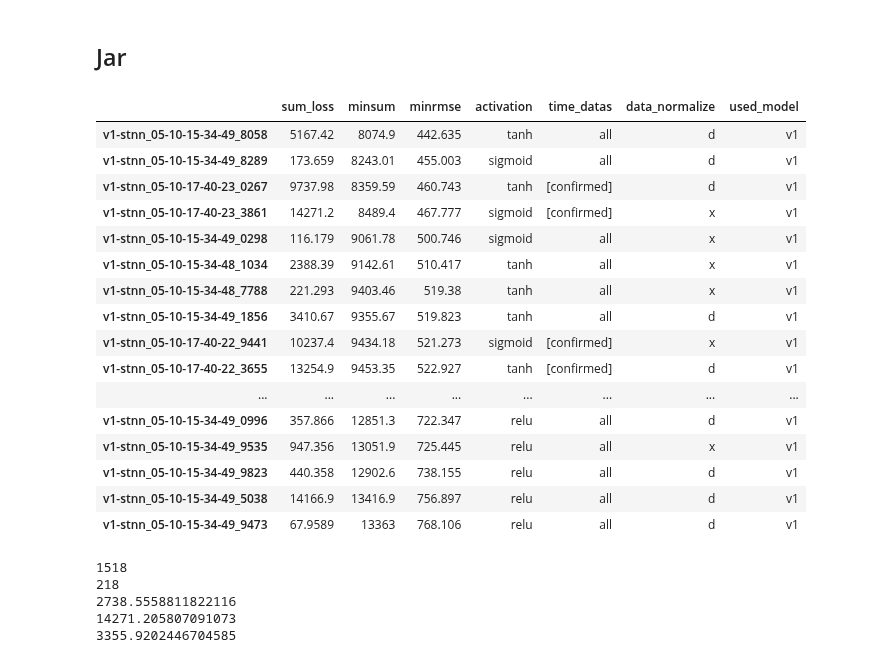
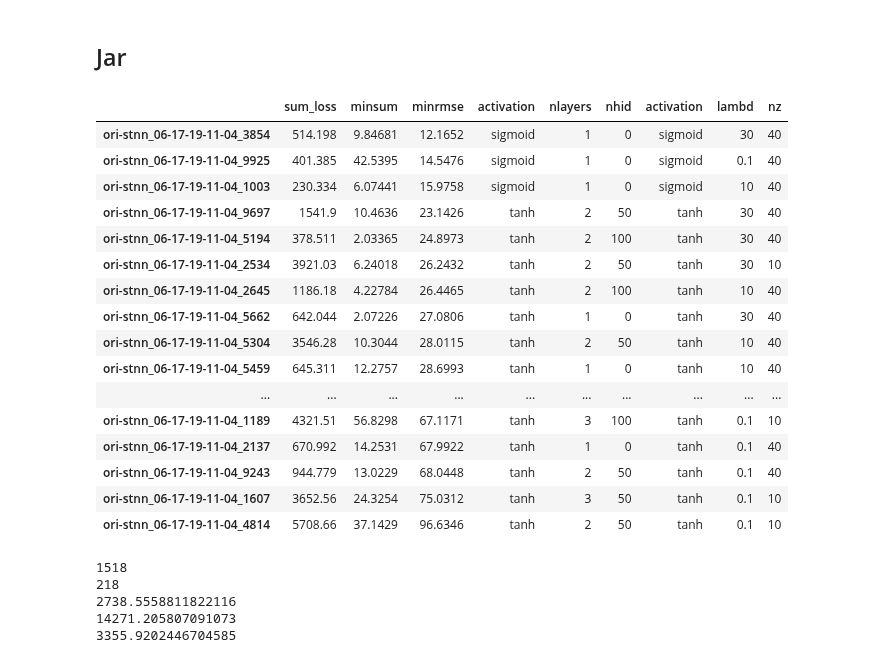
Before and after one commit to wtding1998/RNN_nCov, a Jupyter notebook: ncov_pred3.ipynb, the cells around one changed output. Saved outputs shown, nothing was run; the diff lists cells and outputs as text; code cells hidden in the pictures.

```diff
--- a/ncov_pred3.ipynb
+++ b/ncov_pred3.ipynb
@@ -219,39 +219,39 @@ mar_rnn
 # %% [markdown]
 ## Jar
 # %%
-datadir = 'data'
-dataset = 'jar'
-data, _ = get_time_data(datadir, dataset)
-data = data.numpy()
+# datadir = 'data'
+# dataset = 'jar'
+# data, _ = get_time_data(datadir, dataset)
+# data = data.numpy()
 
 # plt.figure('ncov Dataset')
 # plt.imshow(data[:, :, 0].T, aspect='auto', cmap='jet')
 # plt.title('ncov Dataset')
 # plt.xlabel('timestep')
 # plt.colorbar()
-jar_rmse = {'v0': 'ori-stnn_05-10-17-40-20_9687', 'v1': 'v1-stnn_05-10-15-34-49_8058', 'v3': 'v3-stnn_05-10-17-40-29_1975'}
-jar_min_sum = {'v0': 'ori-stnn_05-10-17-40-20_1897', 'v1': 'v1-stnn_05-10-17-40-23_3861', 'v3': 'v3-stnn_05-10-17-40-28_5828'}
-jar_folder = os.path.abspath(os.path.join(os.getcwd(), '..', 'output', 'jar_3'))
+# jar_rmse = {'v0': 'ori-stnn_05-10-17-40-20_9687', 'v1': 'v1-stnn_05-10-15-34-49_8058', 'v3': 'v3-stnn_05-10-17-40-29_1975'}
+# jar_min_sum = {'v0': 'ori-stnn_05-10-17-40-20_1897', 'v1': 'v1-stnn_05-10-17-40-23_3861', 'v3': 'v3-stnn_05-10-17-40-28_5828'}
+jar_folder = os.path.abspath(os.path.join(os.getcwd(), '..', 'output', 'ori_mar'))
 jar_result = result.Printer(jar_folder)
 pd.options.display.max_rows = None
 # a = jar_result.get_df(col=['train_loss', 'test_loss', 'mode']).sort_values('test_loss', ascending=True)
-jar_df = jar_result.get_df(col=['sum_loss', 'minsum', 'minrmse', 'activation', 'time_datas', 'data_normalize', 'used_model'], increase=False).sort_values('minrmse')
-jar_df.loc[jar_df['used_model']== 'v1']
+jar_df = jar_result.get_df(col=['sum_loss', 'minsum', 'minrmse', 'activation', 'nlayers', 'nhid', 'activation', 'lambd', 'nz'], increase=False).sort_values('minrmse')
+jar_df
 # %% [output]
-|  | sum_loss | minsum | minrmse | activation | time_datas | data_normalize | used_model |
-| v1-stnn_05-10-15-34-49_8058 | 5167.42 | 8074.9 | 442.635 | tanh | all | d | v1 |
-| v1-stnn_05-10-15-34-49_8289 | 173.659 | 8243.01 | 455.003 | sigmoid | all | d | v1 |
-| v1-stnn_05-10-17-40-23_0267 | 9737.98 | 8359.59 | 460.743 | tanh | [confirmed] | d | v1 |
-| v1-stnn_05-10-17-40-23_3861 | 14271.2 | 8489.4 | 467.777 | sigmoid | [confirmed] | x | v1 |
-| v1-stnn_05-10-15-34-49_0298 | 116.179 | 9061.78 | 500.746 | sigmoid | all | x | v1 |
-| v1-stnn_05-10-15-34-48_1034 | 2388.39 | 9142.61 | 510.417 | tanh | all | x | v1 |
-| v1-stnn_05-10-15-34-48_7788 | 221.293 | 9403.46 | 519.38 | tanh | all | x | v1 |
-| v1-stnn_05-10-15-34-49_1856 | 3410.67 | 9355.67 | 519.823 | tanh | all | d | v1 |
-| v1-stnn_05-10-17-40-22_9441 | 10237.4 | 9434.18 | 521.273 | sigmoid | [confirmed] | x | v1 |
-| v1-stnn_05-10-17-40-22_3655 | 13254.9 | 9453.35 | 522.927 | tanh | [confirmed] | d | v1 |
-| ... | ... | ... | ... | ... | ... | ... | ... |
-| v1-stnn_05-10-15-34-49_0996 | 357.866 | 12851.3 | 722.347 | relu | all | d | v1 |
-| v1-stnn_05-10-15-34-49_9535 | 947.356 | 13051.9 | 725.445 | relu | all | x | v1 |
-| v1-stnn_05-10-15-34-49_9823 | 440.358 | 12902.6 | 738.155 | relu | all | d | v1 |
-| v1-stnn_05-10-15-34-49_5038 | 14166.9 | 13416.9 | 756.897 | relu | all | d | v1 |
-| v1-stnn_05-10-15-34-49_9473 | 67.9589 | 13363 | 768.106 | relu | all | d | v1 |
+|  | sum_loss | minsum | minrmse | activation | nlayers | nhid | activation | lambd | nz |
+| ori-stnn_06-17-19-11-04_3854 | 514.198 | 9.84681 | 12.1652 | sigmoid | 1 | 0 | sigmoid | 30 | 40 |
+| ori-stnn_06-17-19-11-04_9925 | 401.385 | 42.5395 | 14.5476 | sigmoid | 1 | 0 | sigmoid | 0.1 | 40 |
+| ori-stnn_06-17-19-11-04_1003 | 230.334 | 6.07441 | 15.9758 | sigmoid | 1 | 0 | sigmoid | 10 | 40 |
+| ori-stnn_06-17-19-11-04_9697 | 1541.9 | 10.4636 | 23.1426 | tanh | 2 | 50 | tanh | 30 | 40 |
+| ori-stnn_06-17-19-11-04_5194 | 378.511 | 2.03365 | 24.8973 | tanh | 2 | 100 | tanh | 30 | 40 |
+| ori-stnn_06-17-19-11-04_2534 | 3921.03 | 6.24018 | 26.2432 | tanh | 2 | 50 | tanh | 30 | 10 |
+| ori-stnn_06-17-19-11-04_2645 | 1186.18 | 4.22784 | 26.4465 | tanh | 2 | 100 | tanh | 10 | 40 |
+| ori-stnn_06-17-19-11-04_5662 | 642.044 | 2.07226 | 27.0806 | tanh | 1 | 0 | tanh | 30 | 40 |
+| ori-stnn_06-17-19-11-04_5304 | 3546.28 | 10.3044 | 28.0115 | tanh | 2 | 50 | tanh | 10 | 40 |
+| ori-stnn_06-17-19-11-04_5459 | 645.311 | 12.2757 | 28.6993 | tanh | 1 | 0 | tanh | 10 | 40 |
+| ... | ... | ... | ... | ... | ... | ... | ... | ... | ... |
+| ori-stnn_06-17-19-11-04_1189 | 4321.51 | 56.8298 | 67.1171 | tanh | 3 | 100 | tanh | 0.1 | 10 |
+| ori-stnn_06-17-19-11-04_2137 | 670.992 | 14.2531 | 67.9922 | tanh | 1 | 0 | tanh | 0.1 | 40 |
+| ori-stnn_06-17-19-11-04_9243 | 944.779 | 13.0229 | 68.0448 | tanh | 2 | 50 | tanh | 0.1 | 40 |
+| ori-stnn_06-17-19-11-04_1607 | 3652.56 | 24.3254 | 75.0312 | tanh | 3 | 50 | tanh | 0.1 | 10 |
+| ori-stnn_06-17-19-11-04_4814 | 5708.66 | 37.1429 | 96.6346 | tanh | 2 | 50 | tanh | 0.1 | 10 |
```
Also changed, not shown: parts of 2 cells of this notebook, 8 other files.
